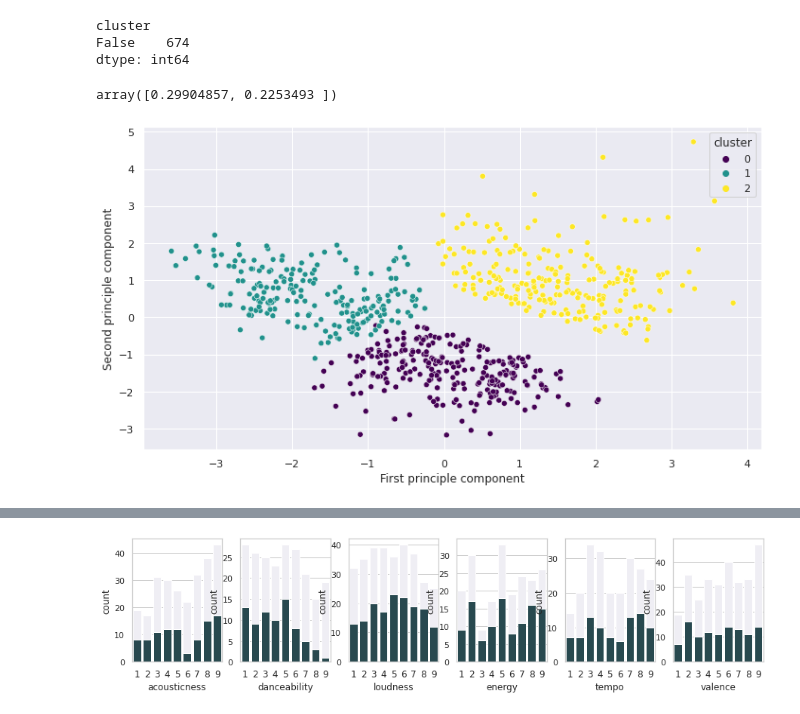
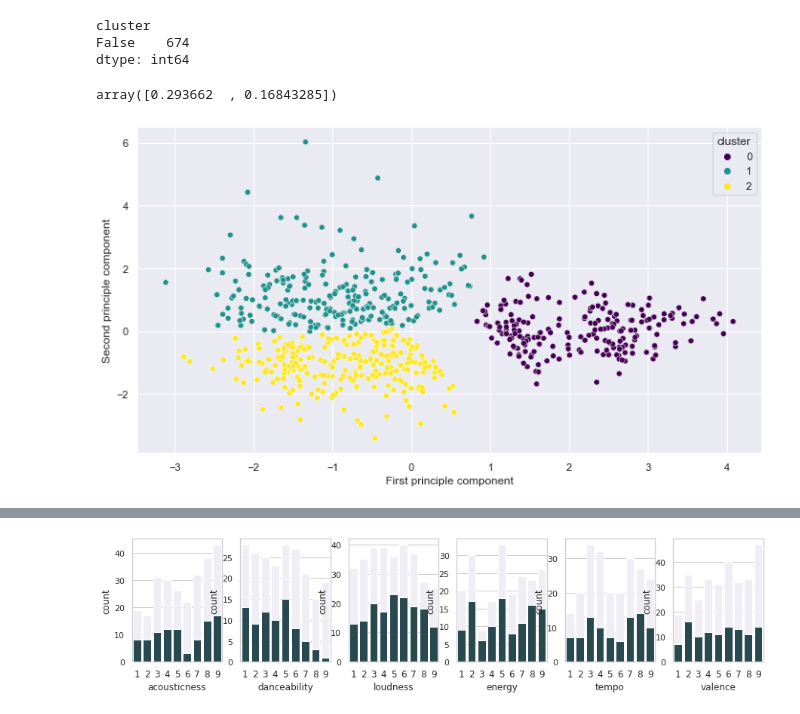
Before and after one commit to AsmaElmahi/Sudanese_music_clustering, a Jupyter notebook: Clustering Roadmap.ipynb, the cells around one changed output, grey strips where cells are left out. Drawn from its saved outputs; the diff is of its cells as text; code cells hidden in the pictures.

```diff
--- a/Clustering Roadmap.ipynb
+++ b/Clustering Roadmap.ipynb
@@ -163,6 +163,6 @@ class visualization:
         plt.show()
 # %%
 #define the file path
-file_path = "/home/asmaosman/Music/Thesis files/Data_Exploratory_csv/features/features_final.csv"
+file_path = "features_final.csv"
 # %%
 #Scale the data through using the scaler class
@@ -179,5 +180,5 @@ df.tail()
 # %%
-music_data = df.drop(['Unnamed: 0','track_title','track_id','artist_name','instrumentalness','release_date','time_signature','duration_ms', 'mode', 'key', 'liveness'], axis=1)
+music_data = music_data.drop(['Unnamed: 0','track_title','track_id','artist_name','instrumentalness','release_date','time_signature','duration_ms', 'mode', 'key', 'liveness'], axis=1)
 # %%
 music_data.head()
 # %% [output]
@@ -218,12 +221,13 @@ kmeans_df_transform, ratio = dimention.pca_transform(kmeans_df, 2)
 # explained_variance_ratio
 ratio
 # %% [output]
-array([0.29904857, 0.2253493 ])
+array([0.293662  , 0.16843285])
 # %%
 ##Visualization based on t-sne
+'''In which base to used the first principle component'''
 plot.plot_pca(kmeans_df_transform, kmeans_df, 'cluster')
 # %% [output]
-[figure, old version]
+[figure, new version]
 # %%
 #Visualization based on t-sne
 kmeans_tsne = dimention.tsne_transform(kmeans_df, 2)
```
Also changed, not shown: parts of 10 cells of this notebook.
